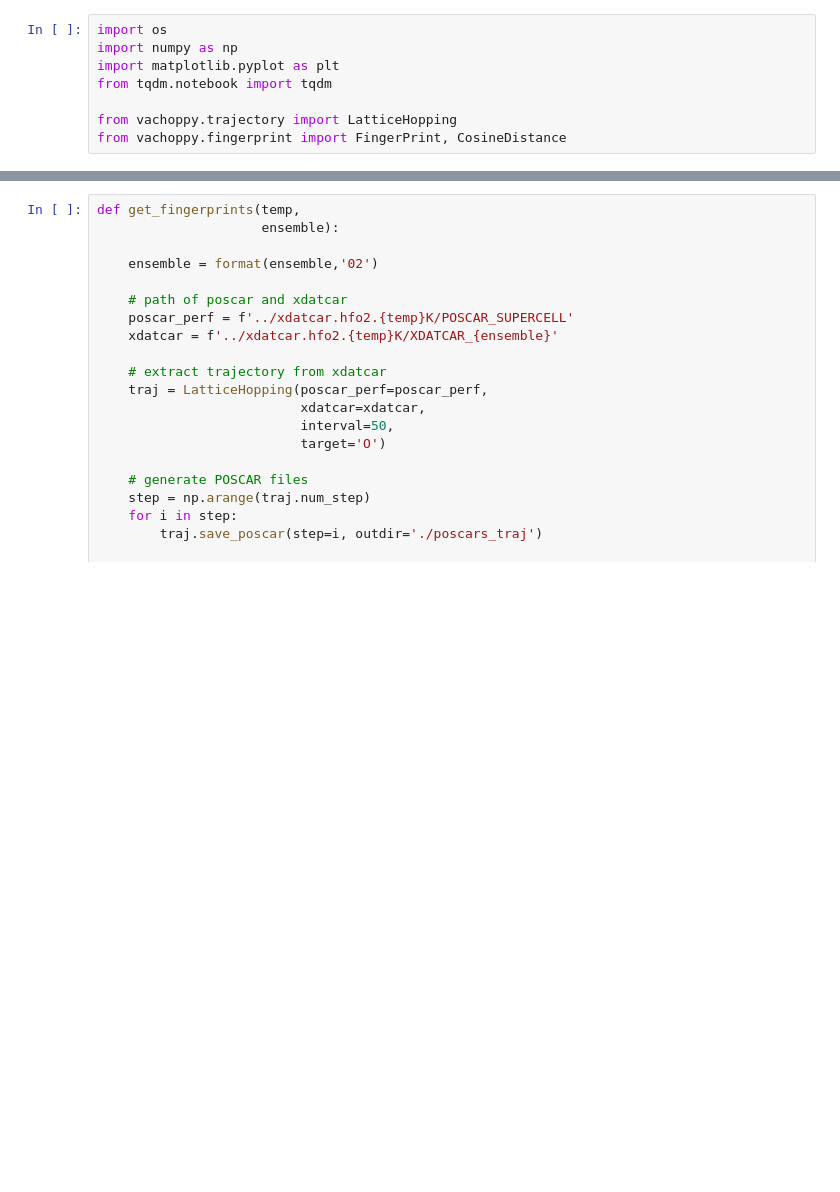
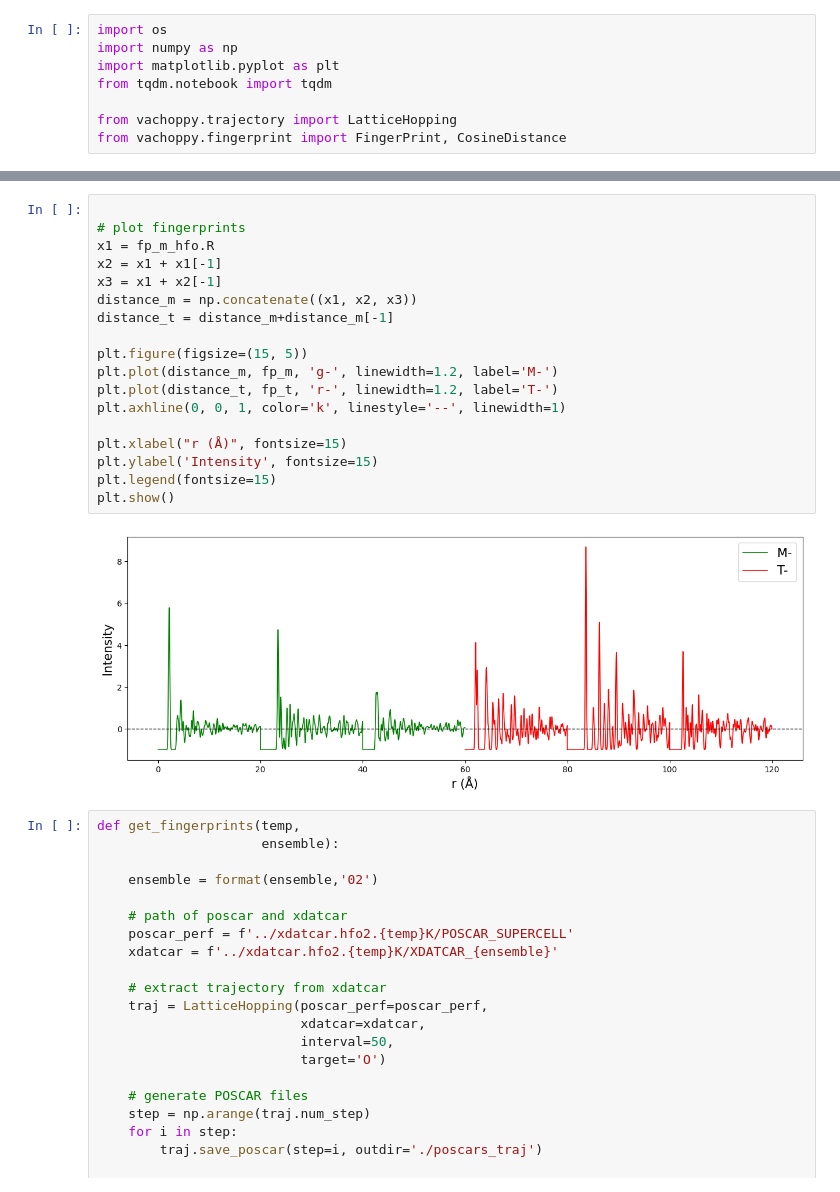
Before and after one commit to TY-Jeong/VacHopPy, a Jupyter notebook: example/3.FingerPrint/fingerprint.ipynb, the cells around one changed output, grey strips where cells are left out. Drawn from its saved outputs; the diff is of its cells as text; blank space fills up the shorter version.

```diff
--- a/example/3.FingerPrint/fingerprint.ipynb
+++ b/example/3.FingerPrint/fingerprint.ipynb
@@ -74,3 +62,23 @@ plt.show()
+# %%
+
+# plot fingerprints
+x1 = fp_m_hfo.R
+x2 = x1 + x1[-1]
+x3 = x1 + x2[-1]
+distance_m = np.concatenate((x1, x2, x3))
+distance_t = distance_m+distance_m[-1]
+
+plt.figure(figsize=(15, 5))
+plt.plot(distance_m, fp_m, 'g-', linewidth=1.2, label='M-')
+plt.plot(distance_t, fp_t, 'r-', linewidth=1.2, label='T-')
+plt.axhline(0, 0, 1, color='k', linestyle='--', linewidth=1)
+
+plt.xlabel("r (Å)", fontsize=15)
+plt.ylabel('Intensity', fontsize=15)
+plt.legend(fontsize=15)
+plt.show()
+# %% [output]
+[figure, added]
 # %%
 def get_fingerprints(temp,
                      ensemble):
```
Also changed, not shown: parts of 1 cell of this notebook, 3 other files.
